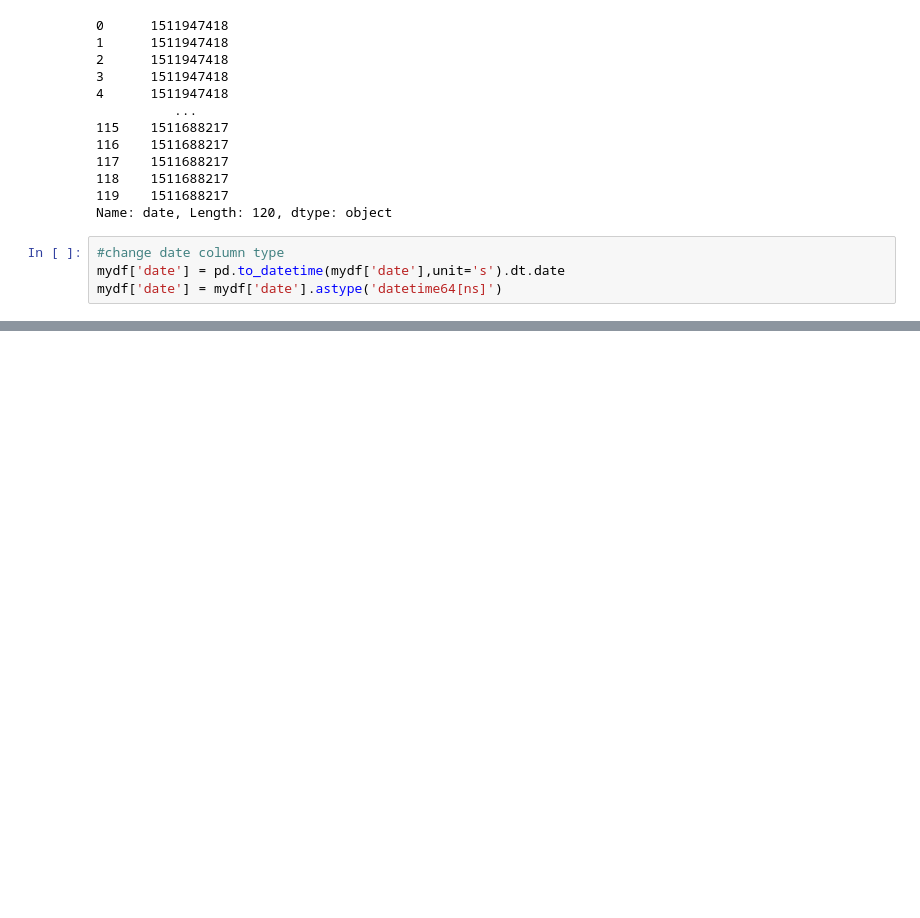
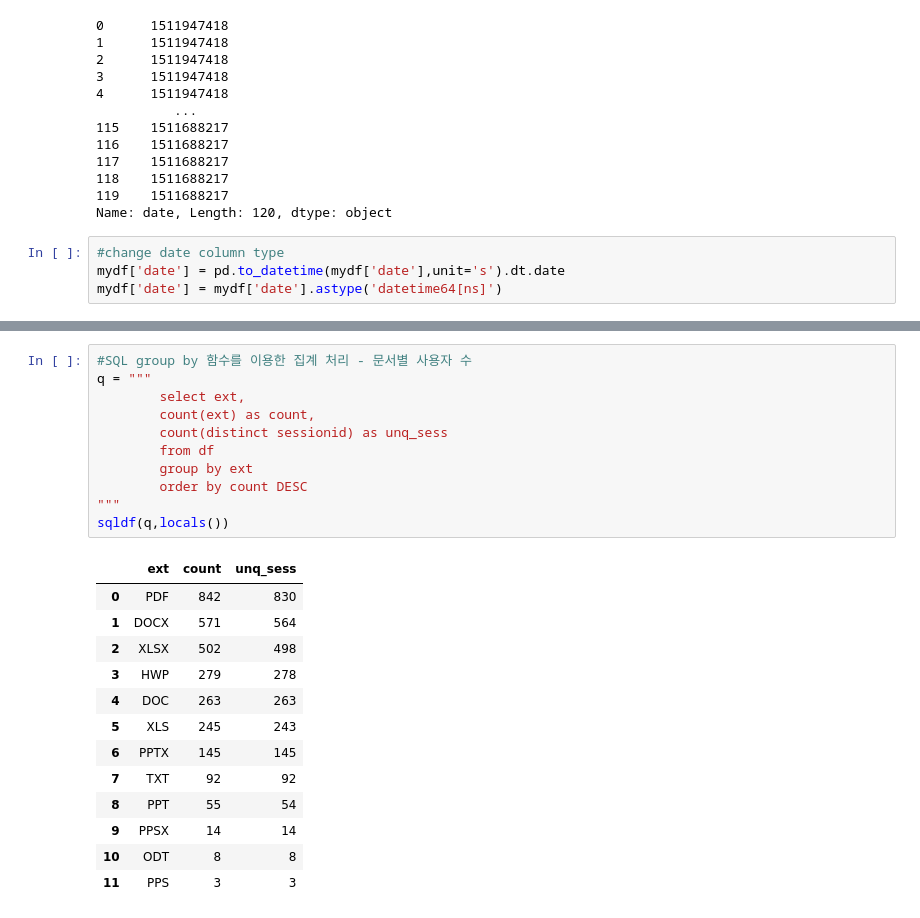
Before and after one commit to yulmu99/Analysis_practice, a Jupyter notebook: analysis practice/로그 데이터 분석/Training/Json_SQL.ipynb, the cells around one changed output, grey strips where cells are left out. Saved outputs shown, nothing was run; the diff lists cells and outputs as text; blank space fills up the shorter version.

```diff
--- a/analysis practice/로그 데이터 분석/Training/Json_SQL.ipynb
+++ b/analysis practice/로그 데이터 분석/Training/Json_SQL.ipynb
@@ -60,0 +106,25 @@ mydf['date'] = mydf['date'].astype('datetime64[ns]')
+# %%
+#SQL group by 함수를 이용한 집계 처리 - 문서별 사용자 수
+q = """
+        select ext,
+        count(ext) as count,
+        count(distinct sessionid) as unq_sess
+        from df
+        group by ext
+        order by count DESC
+"""
+sqldf(q,locals())
+# %% [output]
+|  | ext | count | unq_sess |
+| 0 | PDF | 842 | 830 |
+| 1 | DOCX | 571 | 564 |
+| 2 | XLSX | 502 | 498 |
+| 3 | HWP | 279 | 278 |
+| 4 | DOC | 263 | 263 |
+| 5 | XLS | 245 | 243 |
+| 6 | PPTX | 145 | 145 |
+| 7 | TXT | 92 | 92 |
+| 8 | PPT | 55 | 54 |
+| 9 | PPSX | 14 | 14 |
+| 10 | ODT | 8 | 8 |
+| 11 | PPS | 3 | 3 |
```
Also changed, not shown: parts of 14 cells of this notebook.
